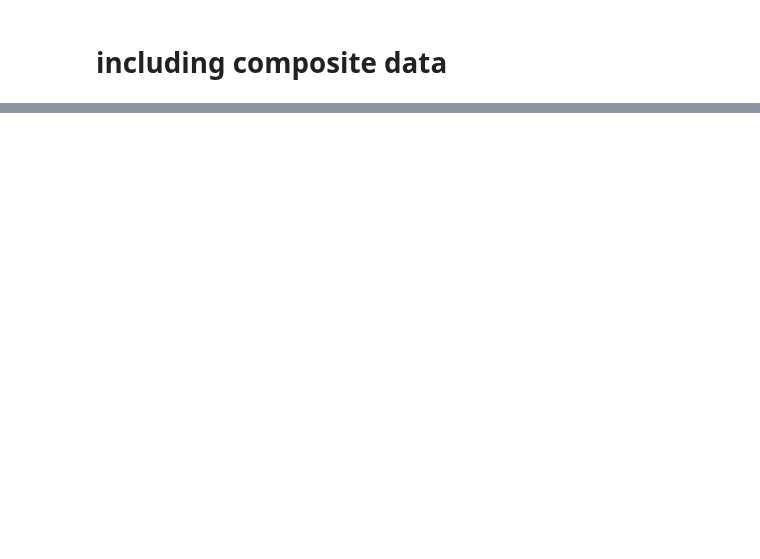
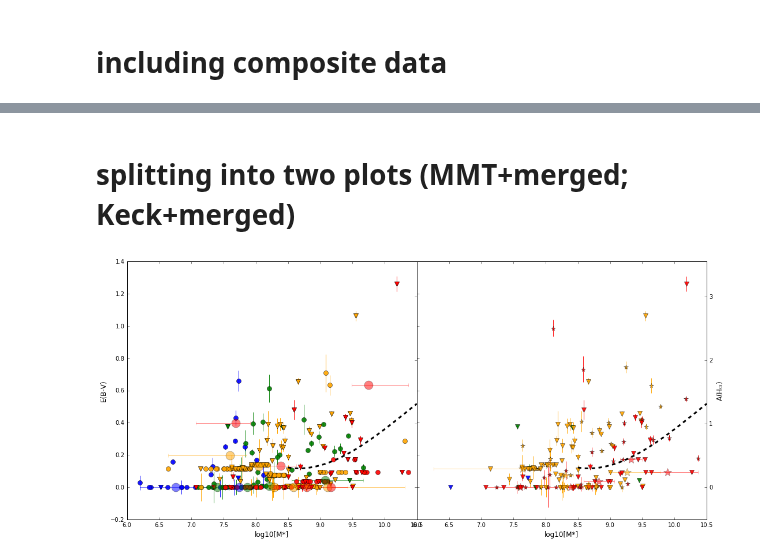
Before and after one commit to kaitshin/LowM_MainSequence, a Jupyter notebook: mstar_vs_ebv.ipynb, the cells around one changed output, grey strips where cells are left out. Saved outputs shown, nothing was run; the diff lists cells and outputs as text; code cells hidden in the pictures; blank space fills up the shorter version.

```diff
--- a/mstar_vs_ebv.ipynb
+++ b/mstar_vs_ebv.ipynb
@@ -396,0 +499,74 @@ plt.show()
+# %% [markdown]
+# splitting into two plots (MMT+merged; Keck+merged)
+# %%
+f, axarr = plt.subplots(1,2)
+
+for ff, cc in zip(['NB704+NB711','NB816','NB921','NB973'], ['blue','green','orange','red']):
+    yz_fmatch = np.array([x for x in range(len(corr_tbl)) if corr_tbl['filt'][x] in ff and
+                          corr_tbl['zspec0'][x]>0 and corr_tbl['zspec0'][x]<9])
+    for inst, shape, ax_ii in zip(['MMT','Keck','merged'], ['o','*','v'], [0, 1, 0]):
+        inst_match = np.array([x for x in range(len(yz_fmatch)) if inst in corr_tbl['inst_str0'][yz_fmatch][x]])
+
+        if len(inst_match) > 0:
+            mstar = corr_tbl['stlr_mass'][yz_fmatch[inst_match]]
+            ebv00 = corr_tbl['EBV'][yz_fmatch[inst_match]]
+
+            axarr[ax_ii].plot(mstar, ebv00, color=cc, marker=shape, lw=0, markersize=8, alpha=0.9, label=ff+'-'+inst)
+
+            has_errs = np.array([x for x in yz_fmatch[inst_match] if x in good_EBV_iis])
+            if len(has_errs) > 0:
+                sig_iis = np.array([x for x in range(len(good_EBV_iis)) if good_EBV_iis[x] in has_errs])
+                axarr[ax_ii].errorbar(corr_tbl['stlr_mass'][has_errs], corr_tbl['EBV'][has_errs], yerr=sigma_ebv[sig_iis],
+                            fmt='none', mew=0, ecolor=cc, alpha=0.9)
+
+            if inst=='merged':
+                for ax_ii in range(2):
+                    axarr[ax_ii].plot(mstar, ebv00, color=cc, marker=shape, lw=0, markersize=8, alpha=0.9, label=ff+'-'+inst)
+
+                    has_errs = np.array([x for x in yz_fmatch[inst_match] if x in good_EBV_iis])
+                    if len(has_errs) > 0:
+                        sig_iis = np.array([x for x in range(len(good_EBV_iis)) if good_EBV_iis[x] in has_errs])
+                        axarr[ax_ii].errorbar(corr_tbl['stlr_mass'][has_errs], corr_tbl['EBV'][has_errs], yerr=sigma_ebv[sig_iis],
+                                    fmt='none', mew=0, ecolor=cc, alpha=0.9)
+
+f.set_size_inches(18,8)
+locs,lbls = plt.yticks()
+f.subplots_adjust(wspace=0)
+
+# set axis props
+for ax, ii in zip(axarr, range(2)):
+    ax.set_xlabel('log10[M*]', size=12)
+
+    ax2 = ax.twinx()
+    if ii==1:
+        ax2.set_ylabel(r'A(H$\alpha$)', size=12)
+    else:
+        ax.set_ylabel('E(B-V)', size=12)
+    ntexts = np.array([np.around(k_ha*x,2) for x in ax.get_yticks()[:-1]])
+    line2, = ax2.plot(x_arr, gb2010, 'k--', lw=3, label='Garn & Best 2010')
+    ax2.set_ylim(min(ntexts), max(ntexts))
+
+# remove error bars from legend
+# ax.legend(LEGEND)
+
+# plotting composites
+for ff, cc in zip(['NB704+NB711','NB816','NB921','NB973'], ['blue','green','orange','red']):
+    yz_fmatch = np.array([x for x in range(len(filt_arr)) if filt_arr[x] in ff])
+
+    for inst, shape, ax_ii in zip(['MMT','Keck'], ['o','*'], [0,1]):
+        inst_match = np.array([x for x in range(len(yz_fmatch)) if inst_arr[yz_fmatch][x]==inst])
+
+        if len(inst_match) > 0:
+            mstar = avgm_arr[yz_fmatch[inst_match]]
+            ebv00 = EBV[yz_fmatch[inst_match]]
+
+            axarr[ax_ii].plot(mstar, ebv00, color=cc, marker=shape, lw=0, markersize=15, alpha=0.5, label=ff+'-'+inst)
+            axarr[ax_ii].errorbar(mstar, ebv00,
+                         xerr=np.array([avgm_arr[yz_fmatch[inst_match]]-minm_arr[yz_fmatch[inst_match]],
+                                        maxm_arr[yz_fmatch[inst_match]]-avgm_arr[yz_fmatch[inst_match]]]),
+                         fmt='none', ecolor=cc, alpha=0.5)
+
+plt.setp([a.get_yticklabels() for a in f.axes[1:3]], visible=False)
+plt.show()
+# %% [output]
+[figure, added]
```
Also changed, not shown: parts of 13 cells of this notebook.
